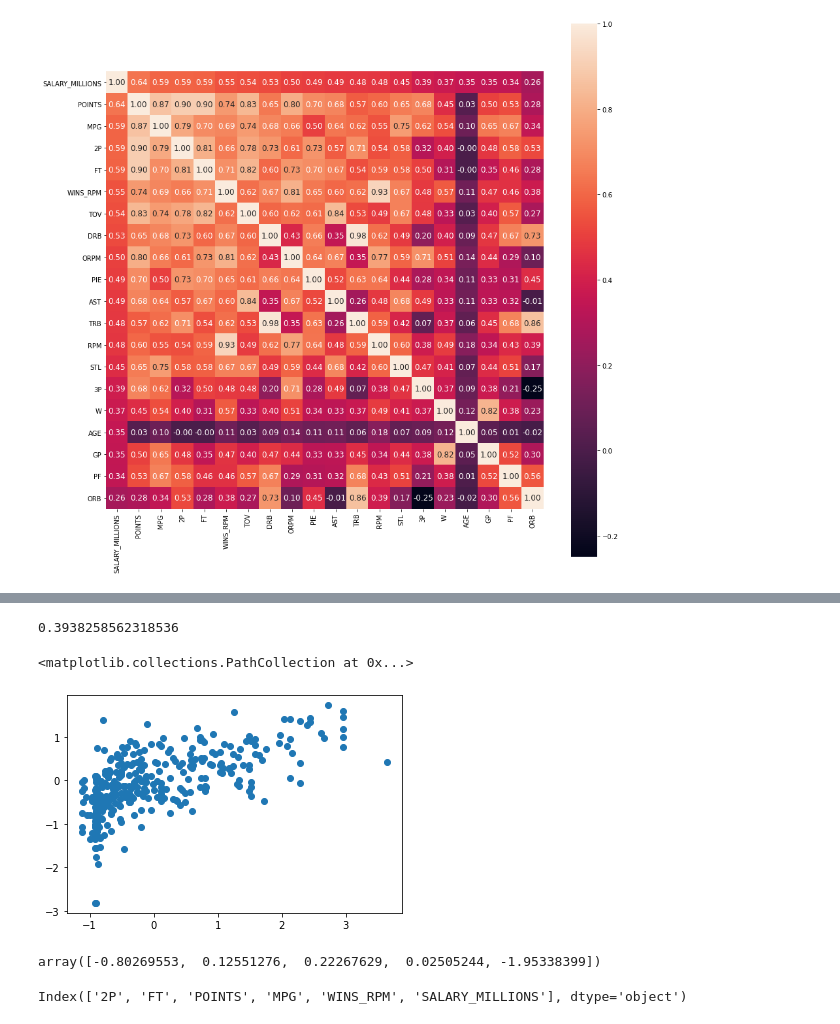
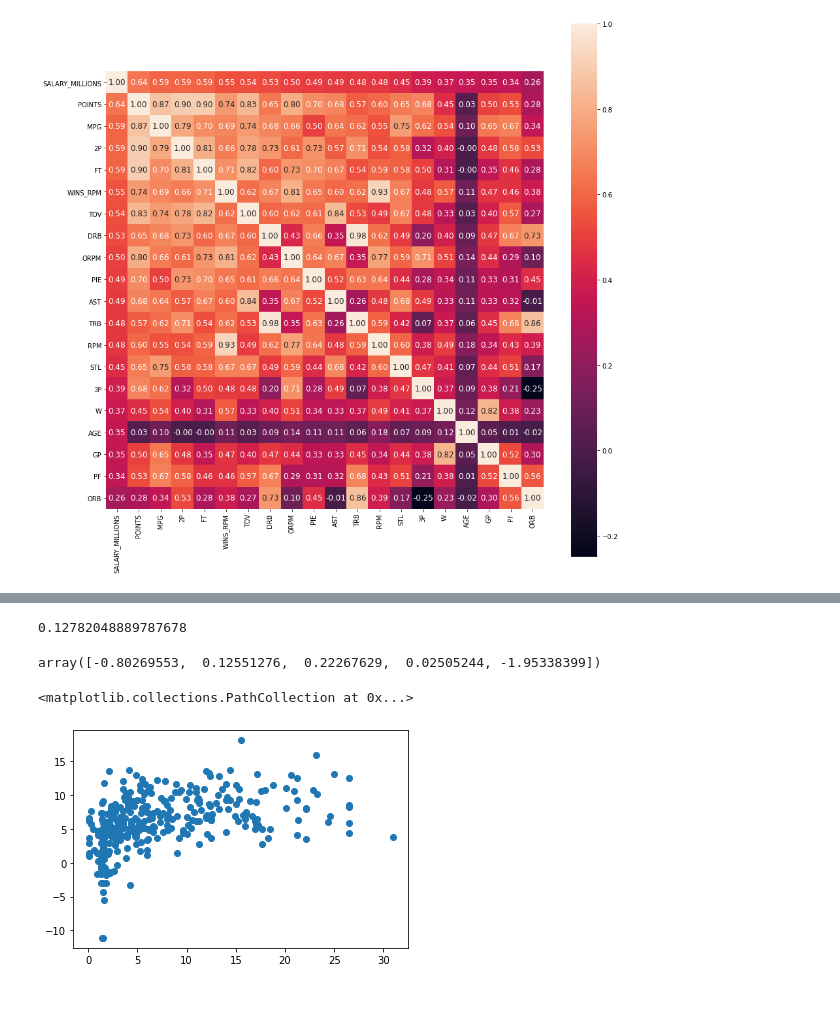
Before and after one commit to anuttamp/final562, a Jupyter notebook: final proj.ipynb, the cells around one changed output, grey strips where cells are left out. Cells and saved outputs as stored; diff of their text form; code cells hidden in the pictures.

```diff
--- a/final proj.ipynb
+++ b/final proj.ipynb
@@ -219,25 +253,24 @@ Index(['Rk', 'AGE', 'FG%', '3P', '3P%', '2P', '2P%', 'eFG%', 'FT', 'FT%',
 # %%
-
-
-
-metrics.r2_score(final_baller[['SALARY_MILLIONS']], cross_val_predict(lin_regr, final_baller.drop(['SALARY_MILLIONS'], axis='columns'), final_baller[['SALARY_MILLIONS']], cv=6))
+#Conduct linear regression 5-fold cross validation acurracy
+metrics.r2_score(baller[['SALARY_MILLIONS']], cross_val_predict(LinearRegression(), baller.drop(['SALARY_MILLIONS'], axis='columns'), baller[['SALARY_MILLIONS']], cv=5))
 # %% [output]
-0.3938258562318536
+0.12782048889787678
+# %%
+#Conduct linear regression 5-fold cross validation accuracy on all-feature df
+from sklearn.model_selection import cross_val_score, cross_val_predict
+from sklearn import metrics
+scores = cross_val_score(LinearRegression(), baller.drop(['SALARY_MILLIONS'], axis='columns'), baller[['SALARY_MILLIONS']], cv=5)
+scores
+# %% [output]
+array([-0.80269553,  0.12551276,  0.22267629,  0.02505244, -1.95338399])
 # %%
+#PCA on linear regression and use matmplot to plot a scatter plot of result for all-feature df
 from sklearn.decomposition import PCA
 from sklearn.model_selection import cross_val_score, cross_val_predict
 from sklearn import metrics
 from sklearn.linear_model import LinearRegression
-lin_regr = LinearRegression()
-lin_regr.fit(PCA(n_components=10).fit_transform(final_baller.drop(['SALARY_MILLIONS'], axis='columns')), final_baller[['SALARY_MILLIONS']])
-matplotlib.pyplot.scatter(final_baller[['SALARY_MILLIONS']], cross_val_predict(lin_regr, final_baller.drop(['SALARY_MILLIONS'], axis='columns'), final_baller[['SALARY_MILLIONS']], cv=6))
+LinearRegression().fit(PCA(n_components=5).fit_transform(baller.drop(['SALARY_MILLIONS'], axis='columns')), baller[['SALARY_MILLIONS']])
+matplotlib.pyplot.scatter(baller[['SALARY_MILLIONS']], cross_val_predict(lin_regr, baller.drop(['SALARY_MILLIONS'], axis='columns'), baller[['SALARY_MILLIONS']], cv=5))
 # %% [output]
 <matplotlib.collections.PathCollection at 0x...>
-[figure, old version]
+[figure, new version]
-# %%
-from sklearn.model_selection import cross_val_score, cross_val_predict
-from sklearn import metrics
-scores = cross_val_score(lin_regr, baller.drop(['SALARY_MILLIONS'], axis='columns'), baller[['SALARY_MILLIONS']], cv=5)
-scores
-# %% [output]
-array([-0.80269553,  0.12551276,  0.22267629,  0.02505244, -1.95338399])
@@ -250,4 +276,0 @@ updated_baller = baller.drop(['Rk', 'AGE', 'FG%', '3P', '3P%', '2P%', 'eFG%', 'F
-# %%
-updated_baller.columns
-# %% [output]
-Index(['2P', 'FT', 'POINTS', 'MPG', 'WINS_RPM', 'SALARY_MILLIONS'], dtype='object')
```
Also changed, not shown: parts of 33 cells of this notebook.
